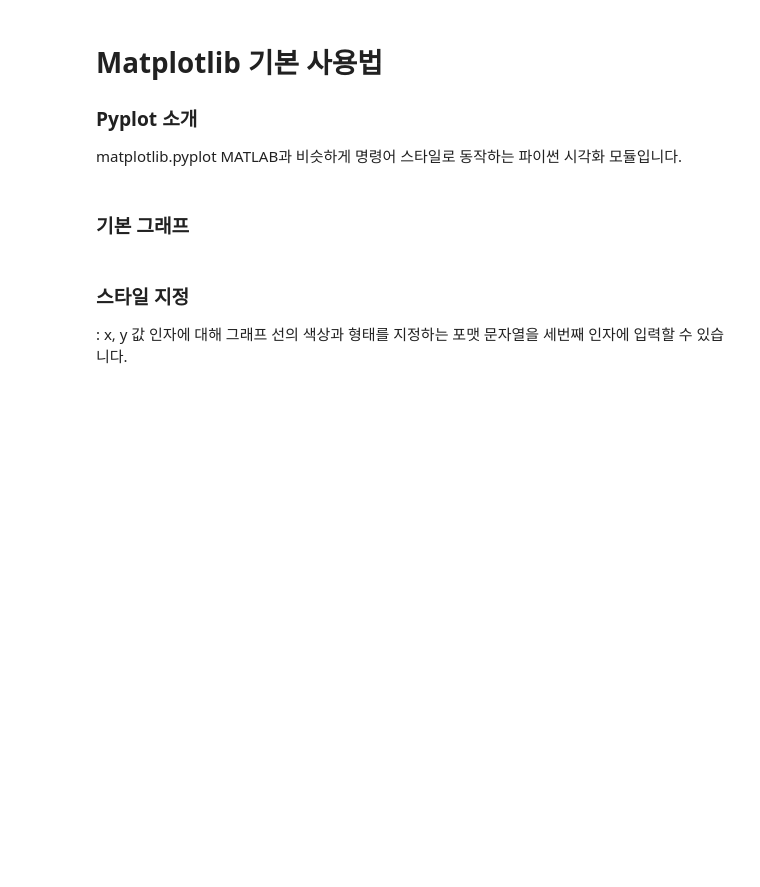
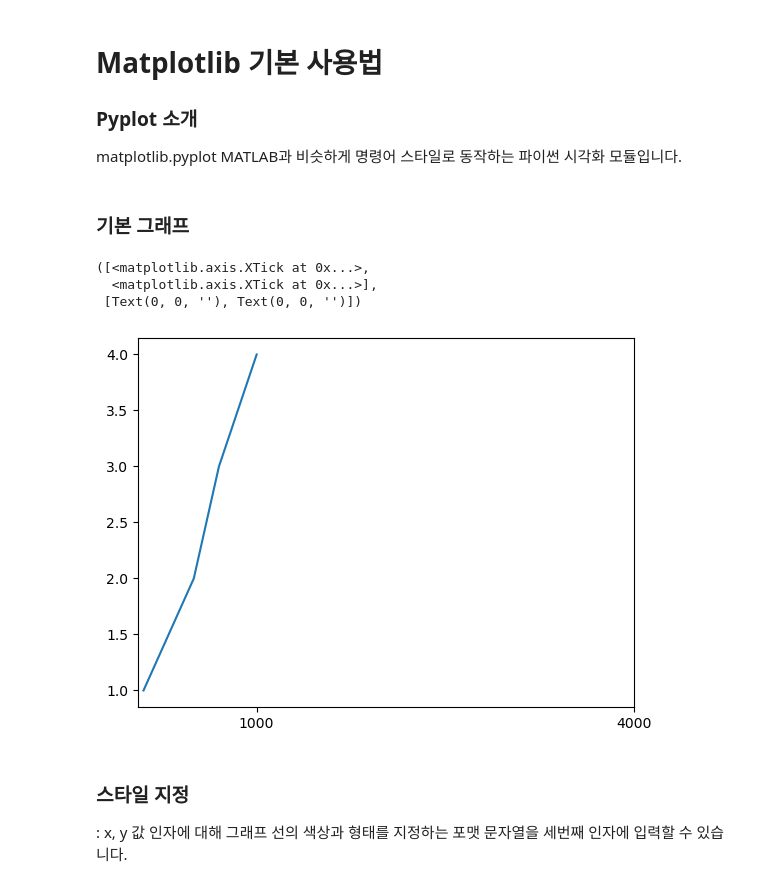
Before and after one commit to yeseuly/Python-palette, a Jupyter notebook: contents/3.1_plot_1.ipynb, the cells around one changed output. Drawn from its saved outputs; the diff is of its cells as text; code cells hidden in the pictures; blank space fills up the shorter version.

```diff
--- a/contents/3.1_plot_1.ipynb
+++ b/contents/3.1_plot_1.ipynb
@@ -8,7 +8,15 @@ matplotlib.pyplot MATLAB과 비슷하게 명령어 스타일로 동작하는 파
 # %%
 import matplotlib.pyplot as plt
 
 # [1, 2, 3, 4]
+
+plt.plot([100,500,700,1000], [1,2,3,4,])
+plt.xticks([1000,4000])
+# %% [output]
+([<matplotlib.axis.XTick at 0x...>,
+  <matplotlib.axis.XTick at 0x...>],
+ [Text(0, 0, ''), Text(0, 0, '')])
+[figure, added]
 # %% [markdown]
 ### 스타일 지정
 
```
Also changed, not shown: parts of 7 cells of this notebook, 1 other file.
